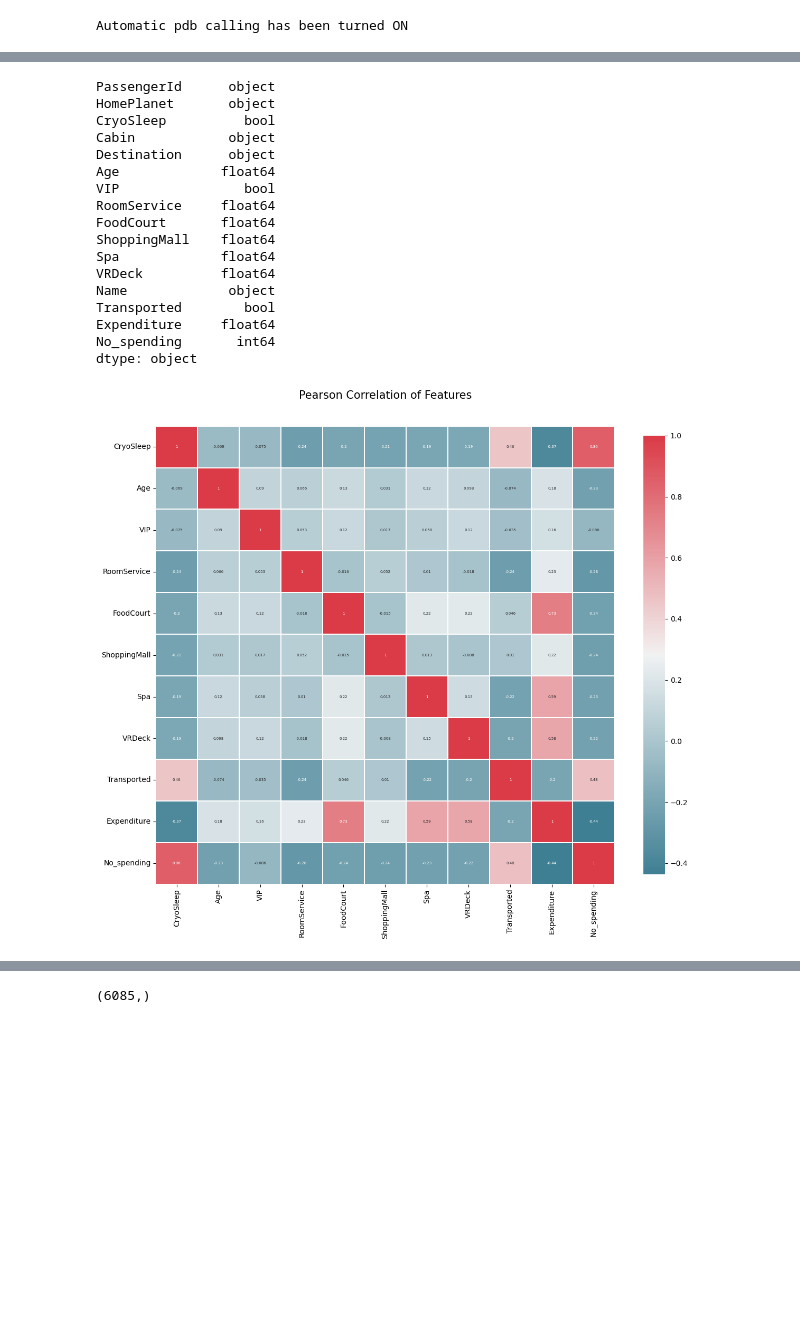
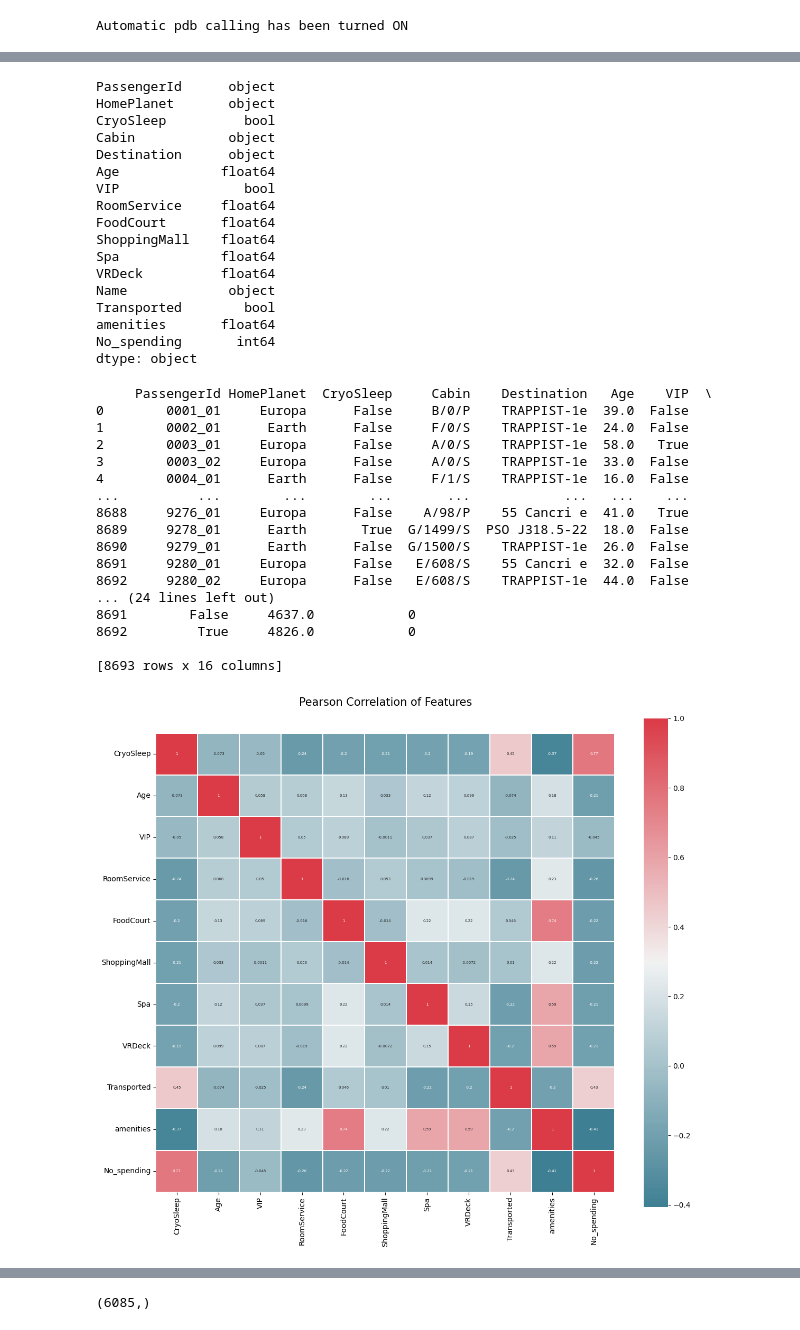
Before and after one commit to lucdekeijzer/Assignment_3_Spaceship_Titanic, a Jupyter notebook: Assignment_3_Spaceship_Titanic.ipynb, the cells around one changed output, grey strips where cells are left out. Drawn from its saved outputs; the diff is of its cells as text; code cells hidden in the pictures; blank space fills up the shorter version.

```diff
--- a/Assignment_3_Spaceship_Titanic.ipynb
+++ b/Assignment_3_Spaceship_Titanic.ipynb
@@ -70,3 +68,21 @@ VRDeck          188
 Name            200
 Transported       0
 dtype: int64
+# %%
+# print(len(train_data_df))
+# train_data_df_filled_na = train_data_df.fillna(method = "ffill")
+# print(len(train_data_df))
+
+bool_columns = ['CryoSleep', 'VIP', 'Transported']
+
+for col in bool_columns:
+    train_data_df[col] = train_data_df[col].astype(bool)
+
+
+categorical_features=['PassengerId',"HomePlanet",'Destination','Cabin','Name']
+for col in categorical_features:
+     train_data_df.loc[:,col].fillna( train_data_df.loc[:,col].mode(), inplace=True)
+for col in set(train_data_df.columns)-set(categorical_features):
+     train_data_df.loc[:,col].fillna( train_data_df.loc[:,col].mean(), inplace=True)
+
+print(set(train_data_df.columns)-set(categorical_features))
@@ -77,14 +95,14 @@ import seaborn as sns
 exp_feats=['RoomService', 'FoodCourt', 'ShoppingMall', 'Spa', 'VRDeck']
 
 #added the features expenditure and no spending which is based on the persons spendings on the ship
-train_data_df['Expenditure']=train_data_df[exp_feats].sum(axis=1)
-train_data_df['No_spending']=(train_data_df['Expenditure']==0).astype(int)
+train_data_df['amenities']=train_data_df[exp_feats].sum(axis=1)
+train_data_df['No_spending']=(train_data_df['amenities']==0).astype(int)
 
 # Plot distribution of new features
 fig=plt.figure(figsize=(12,4))
 plt.subplot(1,2,1)
-sns.histplot(data=train_data_df, x='Expenditure', hue='Transported', bins=200)
-plt.title('Total expenditure (truncated)')
+sns.histplot(data=train_data_df, x='amenities', hue='Transported', bins=200)
+plt.title('Total amenities (truncated)')
 plt.ylim([0,200])
 plt.xlim([0,20000])
 
@@ -124,7 +133,7 @@ Expenditure       0
 No_spending       0
 dtype: int64
 # %%
-print(train_data_df_filled_na.dtypes)
+print(train_data_df.dtypes)
 # %% [output]
 PassengerId      object
 HomePlanet       object
@@ -140,29 +149,50 @@ Spa             float64
 VRDeck          float64
 Name             object
 Transported        bool
-Expenditure     float64
+amenities       float64
 No_spending       int64
 dtype: object
 # %%
 import seaborn as sns
+import matplotlib.pyplot as plt
+
 def correlation_heatmap(df):
     _ , ax = plt.subplots(figsize =(14, 12))
     colormap = sns.diverging_palette(220, 10, as_cmap = True)
 
     _ = sns.heatmap(
-        df.corr(),
+
+        df.corr(numeric_only=True),
         cmap = colormap,
         square=True,
-        cbar_kws={'shrink':.9 },
+
         ax=ax,
         annot=True,
         linewidths=0.1,vmax=1.0, linecolor='white',
         annot_kws={'fontsize': 5 }
     )
 
     plt.title('Pearson Correlation of Features', y=1.05, size=15)
 
-correlation_heatmap(train_data_df_filled_na)
+correlation_heatmap(train_data_df)
+print(train_data_df)
 # %% [output]
+     PassengerId HomePlanet  CryoSleep     Cabin    Destination   Age    VIP  \
+0        0001_01     Europa      False     B/0/P    TRAPPIST-1e  39.0  False
+1        0002_01      Earth      False     F/0/S    TRAPPIST-1e  24.0  False
+2        0003_01     Europa      False     A/0/S    TRAPPIST-1e  58.0   True
+3        0003_02     Europa      False     A/0/S    TRAPPIST-1e  33.0  False
+4        0004_01      Earth      False     F/1/S    TRAPPIST-1e  16.0  False
+...          ...        ...        ...       ...            ...   ...    ...
+8688     9276_01     Europa      False    A/98/P    55 Cancri e  41.0   True
+8689     9278_01      Earth       True  G/1499/S  PSO J318.5-22  18.0  False
+8690     9279_01      Earth      False  G/1500/S    TRAPPIST-1e  26.0  False
+8691     9280_01     Europa      False   E/608/S    55 Cancri e  32.0  False
+8692     9280_02     Europa      False   E/608/S    TRAPPIST-1e  44.0  False
+... (24 lines left out)
+8691        False     4637.0            0
+8692         True     4826.0            0
+
+[8693 rows x 16 columns]
-[figure, old version]
+[figure, new version]
 # %%
```
Also changed, not shown: parts of 16 cells of this notebook.
